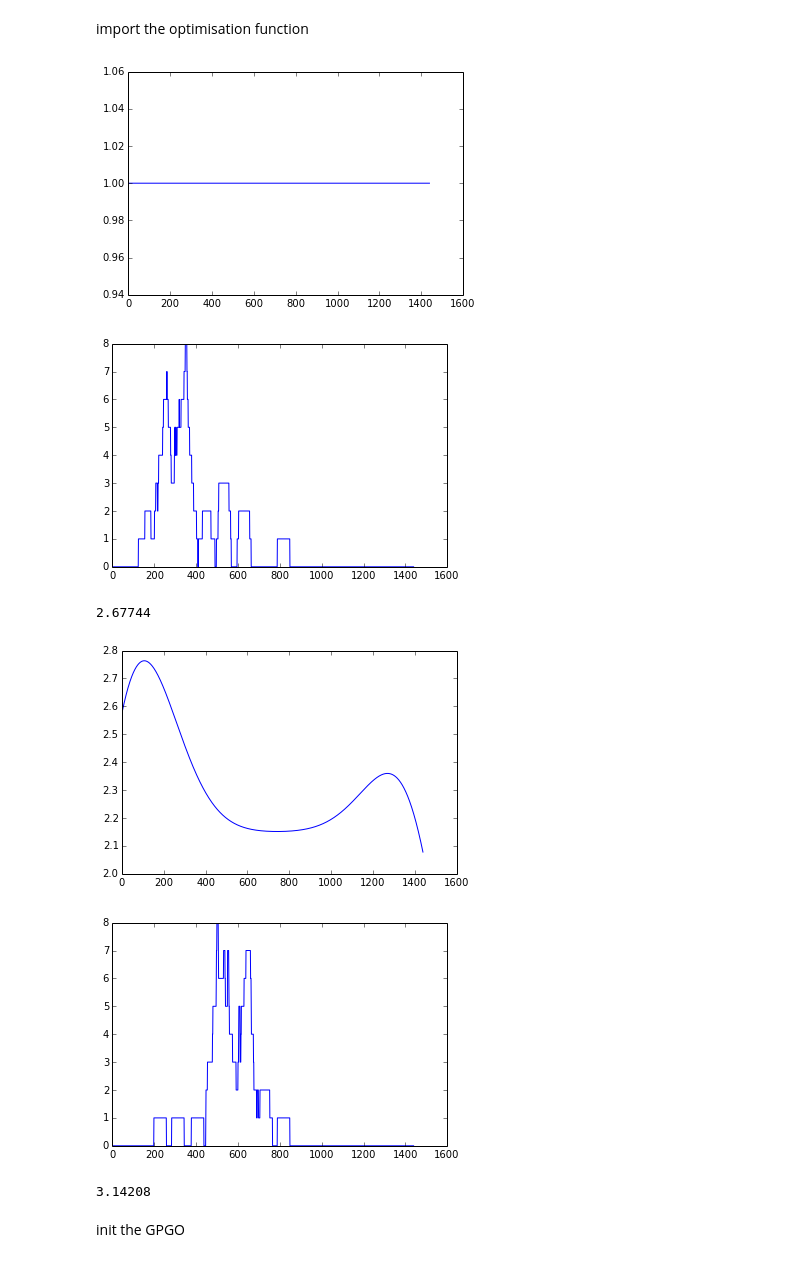
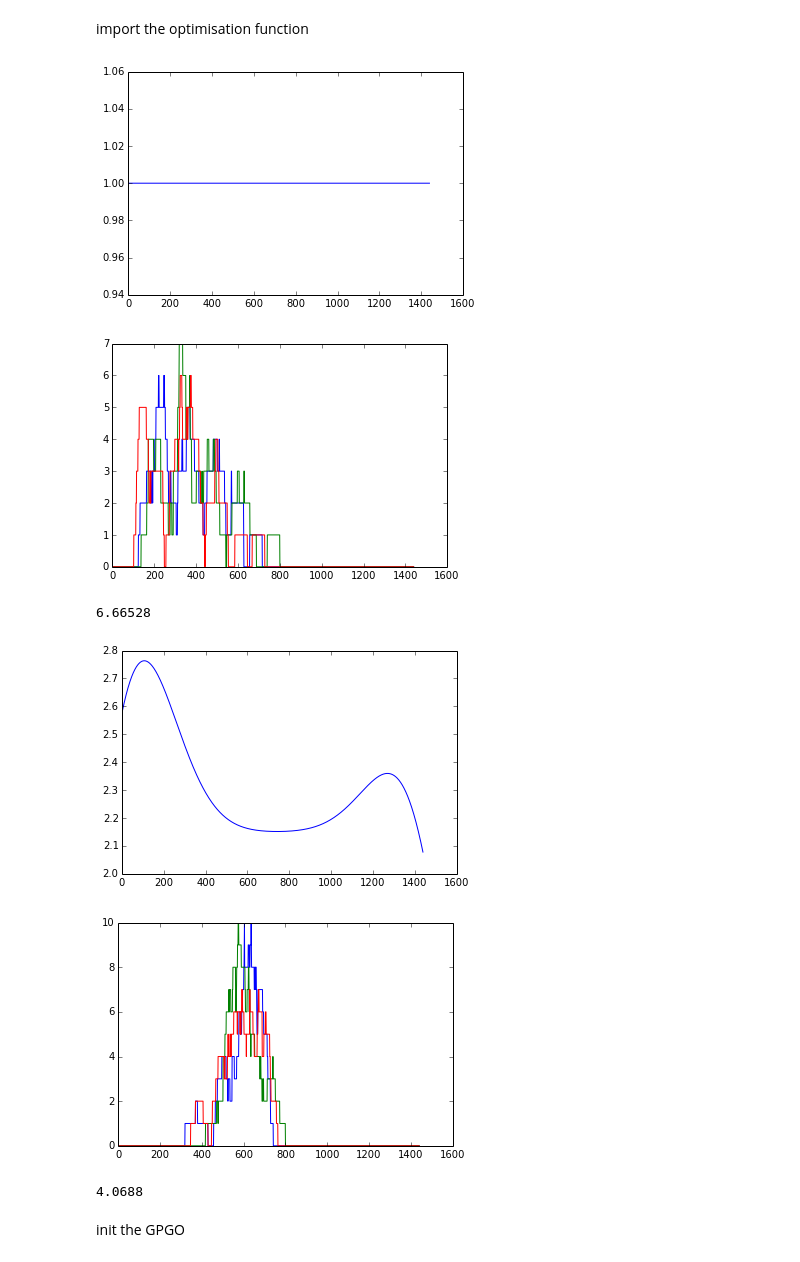
Before and after one commit to markm541374/tariffset, a Jupyter notebook: GPGO.ipynb, the cells around one changed output. Drawn from its saved outputs; the diff is of its cells as text; code cells hidden in the pictures.

```diff
--- a/GPGO.ipynb
+++ b/GPGO.ipynb
@@ -189,20 +189,20 @@ class GPGO():
 import the optimisation function
 # %%
 import tariffopt as TO
-o=TO.objective("tst.txt",TO.load_cost_flatness,TO.gen_SG_tariff)
+o=TO.objective(["ts0.txt","ts1.txt","ts2.txt"],TO.load_cost_flatness,TO.gen_SG_tariff,3)
 
 def optfunction(X):
     return o.evalandplot_under_tariff(X)
 
 print o.flat_ref()
 print optfunction([2,1,1,1,1,1,1.5])
 # %% [output]
 [figure]
-[figure, old version]
+[figure, new version]
-2.67744
+6.66528
 [figure]
-[figure, old version]
+[figure, new version]
-3.14208
+4.0688
 # %% [markdown]
 init the GPGO
 # %%
```
Also changed, not shown: parts of 4 cells of this notebook, 1 other file.
